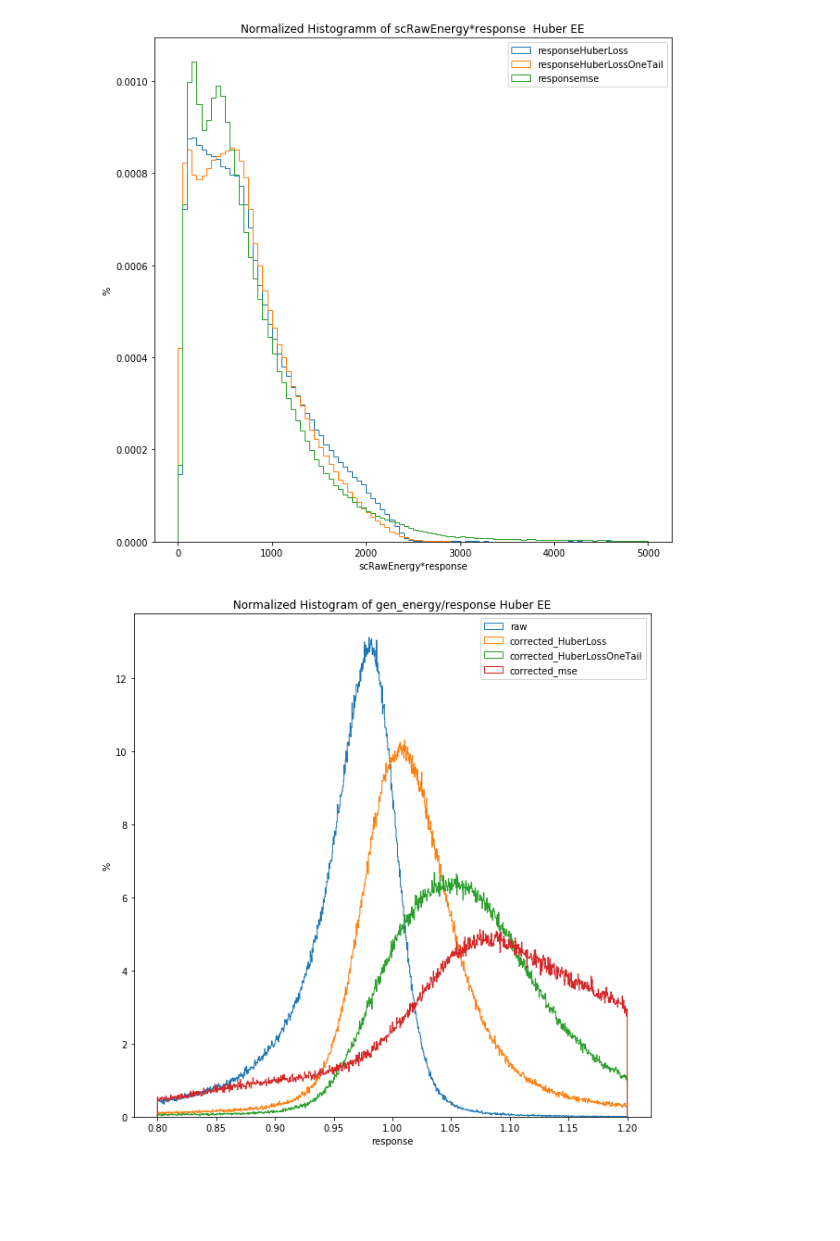
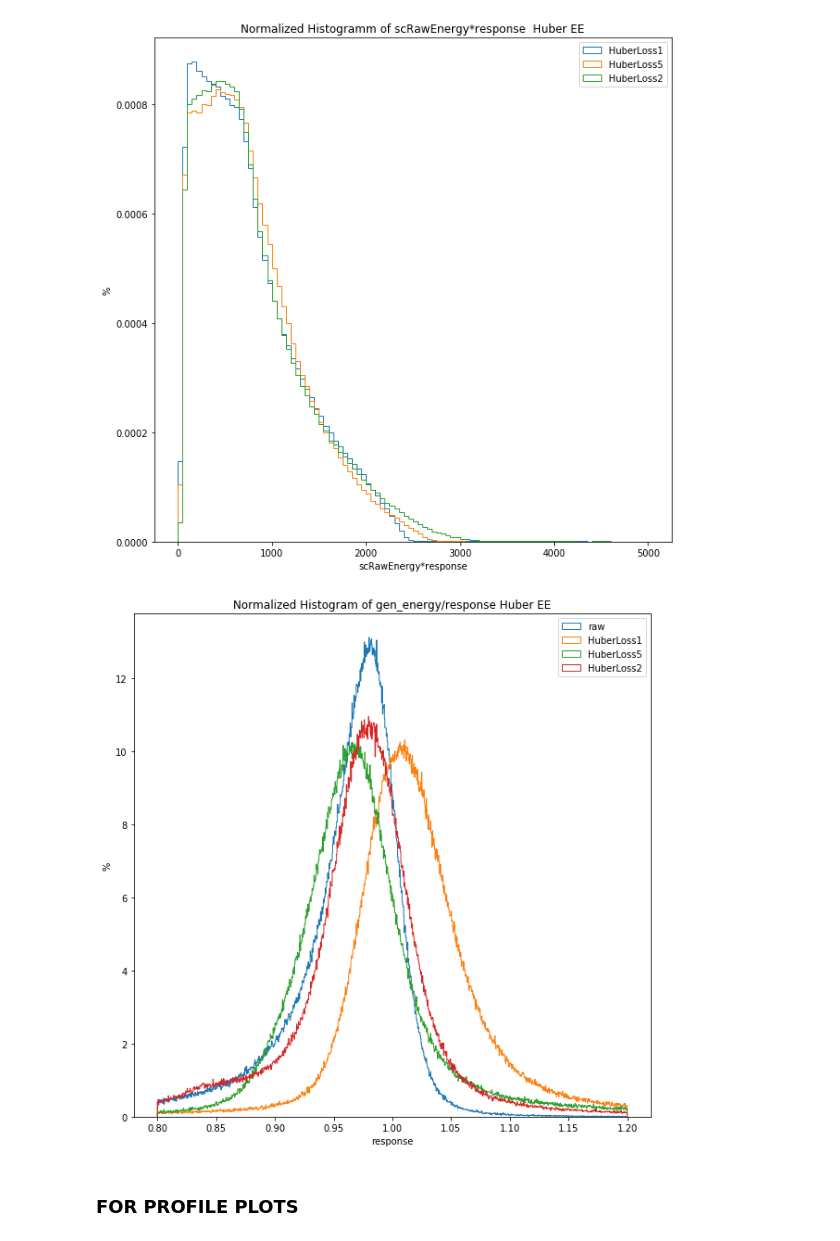
Before and after one commit to kaechb/HHbbgg_ETH, a Jupyter notebook: bregression/notebooks/plotsBenno.ipynb, the cells around one changed output. Drawn from its saved outputs; the diff is of its cells as text; code cells hidden in the pictures; blank space fills up the shorter version.

Commit message:
final plots without fitting

```diff
--- a/bregression/notebooks/plotsBenno.ipynb
+++ b/bregression/notebooks/plotsBenno.ipynb
@@ -27,7 +27,3 @@ from scipy.stats import norm
 from probfit import UnbinnedLH,Normalized,BinnedLH,crystalball
 from probfit import gaussian
 from iminuit import Minuit
-# %%
-data=io.read_data("/scratch/mdonega/ntuples_NN/Ntup_10Nov_Photon_training.hd5",columns=None)
-data=data[data['pt']<300]
-data.to_hdf("/t3home/kaechb/ntuples/EB.hd5",key='df',format='table', mode='w')
@@ -353,5 +134,5 @@ KeyError: 'response_NN_EE'
 # %%
-def plot_response(input_dir,names,out_dir):
+def plot_response(input_dir,names,out_dir,onlyone):
 
         matplotlib.rcParams['figure.figsize'] = [10, 10]
         fig,ax=plt.subplots()
@@ -359,17 +140,28 @@ def plot_response(input_dir,names,out_dir):
         cycol = cycle('bgrcmk')
         counter=0
         for i in range(0,len(names)):
-            print(names[i])
+
+            delta=names[i].split("_")[1]
+
             if names[i].find("EE")>-1:
                 tag='EE'
             if names[i].find("EB")>-1:
                 tag='EB'
             if names[i].find("OneTail")>-1:
-                    end="HuberLossOneTail"
+                if onlyone=="Huber":
+                    continue
+                end="HuberLossOneTail"
 
             elif names[i].find("mse")>-1:
-                    end="mse"
+
+                end="mse"
+                delta=""
+
             elif names[i].find("HuberLoss_")>-1:
+                #continue
+                if onlyone=="OneTail":
+                    continue
+
                 end='HuberLoss'
 
 
@@ -390,14 +182,14 @@ def plot_response(input_dir,names,out_dir):
             gen_energy = (data['genEnergy']).values.reshape(-1,1)
             raw_energy = (data['scRawEnergy']).values.reshape(-1,1)
             raw=(data['scRawEnergy']/data['genEnergy']).values.reshape(-1,1)
-            ax.hist(response_NN,bins=100,label="response"+end,range=(0,5000),density=True,histtype=u'step')
+            ax.hist(response_NN,bins=100,label=end+delta,range=(0,5000),density=True,histtype=u'step')
             if counter==0:
                 ax1.hist(raw,bins=1000,label='raw',range=(0.8,1.2),histtype=u'step',density=True)
                 counter+=1
 
 
             ax1.hist(gen_energy/response_NN,bins=1000,range=(0.8,1.2),density=True,
-                     log=False,label='corrected_'+end,histtype=u'step');
+                     log=False,label=end+delta,histtype=u'step');
 
 
 
@@ -410,8 +202,8 @@ def plot_response(input_dir,names,out_dir):
         ax1.set_xlabel("response")
         ax1.set_title("Normalized Histogram of gen_energy/response Huber {}".format(tag))
 
-        fig.savefig("{}/{}_Comparision_Huber_mse_energies.png".format(out_dir,tag))
-        fig1.savefig("{}/{}_Comparision_Huber_mse".format(out_dir,tag))
+        fig.savefig("{}/{}Comparision_Energies_Delta{}.png".format(out_dir,tag,end))
+        fig1.savefig("{}/{}_Comparision_Delta_{}".format(out_dir,tag,end))
         fig1.show()
         fig.show()
 # %%
@@ -427,13 +219,12 @@ names=[]
 parent_dir="/work/kaechb/applied_EE/"
 for dire in os.listdir(parent_dir):
 
-    #if  os.path.isdir("/work/kaechb/"+dire):
         for file in os.listdir(parent_dir+dire):#+"/"+dire
         #for file in os.listdir(sys.argv[1]):
-            if file.find('.hd')!=-1 and file.find('applied')!=-1 and dire.find('1')!=-1:
+            if file.find('.hd')!=-1 and file.find('applied')!=-1 and dire.find('mse')==-1:
                # input_dir.append(parent_dir)#+dire+"/"][0]
 
                 names.append(dire+"/"+file)
 print(names)
-plot_response(parent_dir,names,"/work/kaechb/plots/")
+plot_response(parent_dir,names,"/work/kaechb/plots/",onlyone="Huber")
 # %% [output]
@@ -447,4 +235,6 @@ mse_EE_1_applied/applied_res_2019-05-02_EE.hd5
-[figure, old version]
+[figure, new version]
-[figure, old version]
+[figure, new version]
+# %% [markdown]
+### FOR PROFILE PLOTS
 # %%
 parent_dir="/work/kaechb/applied_EB/"
```
Also changed, not shown: parts of 16 cells of this notebook.
